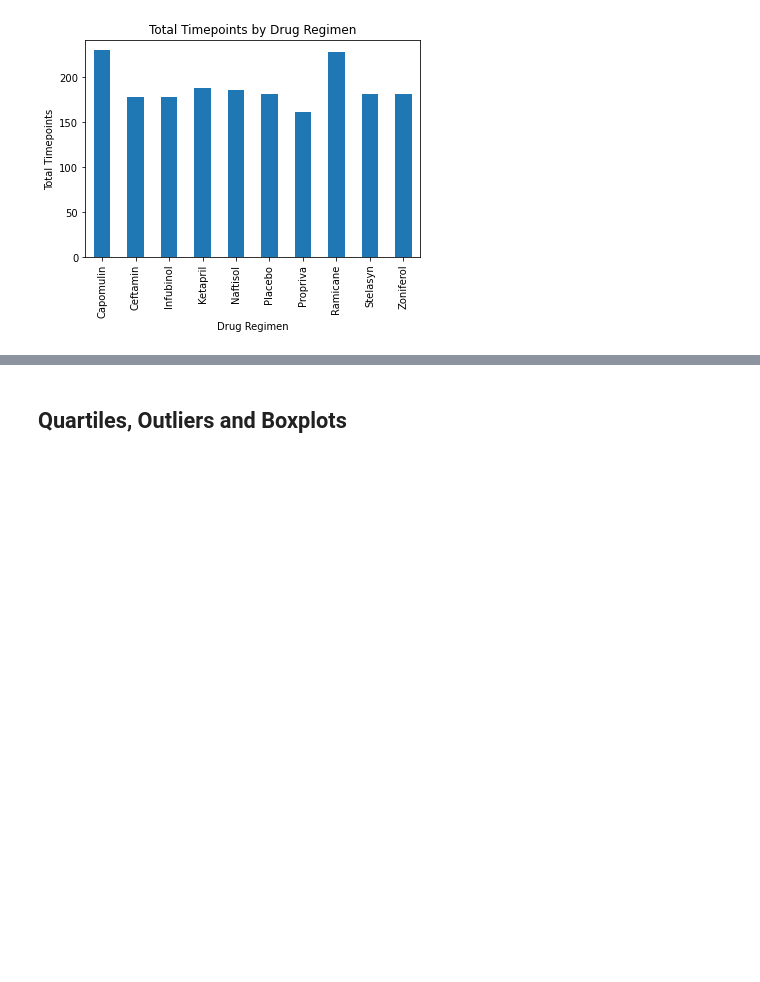
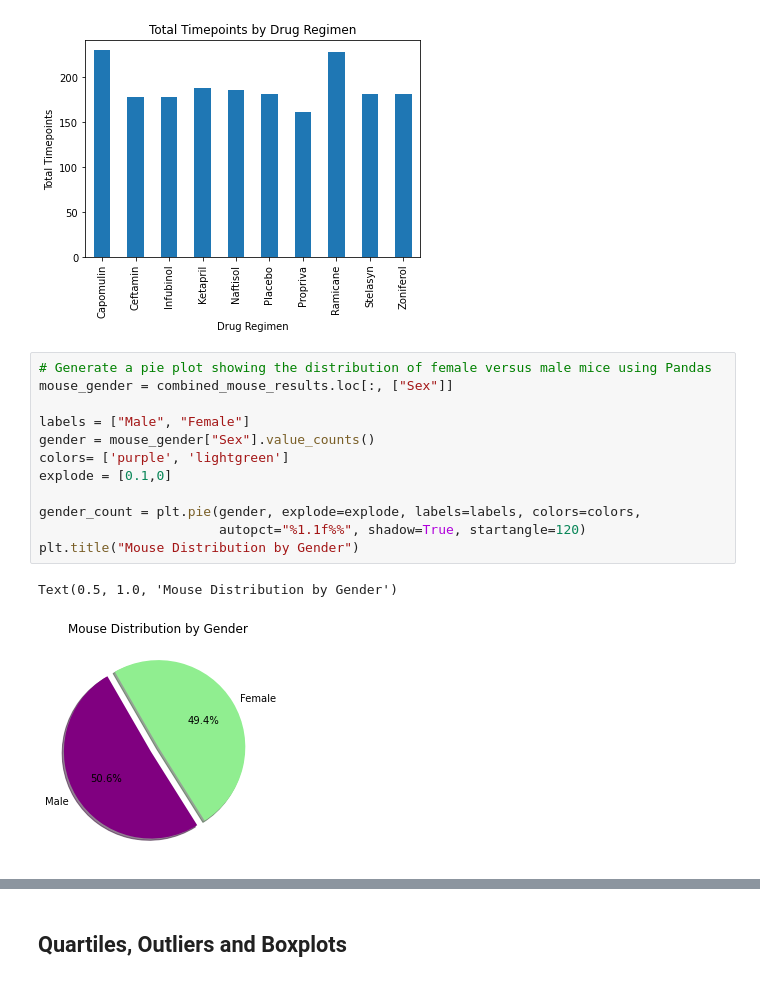
Before and after one commit to JCat3/Matplotlib, a Jupyter notebook: Pymaceuticals/pymaceuticals_starter.ipynb, the cells around one changed output, grey strips where cells are left out. Drawn from its saved outputs; the diff is of its cells as text; blank space fills up the shorter version.

```diff
--- a/Pymaceuticals/pymaceuticals_starter.ipynb
+++ b/Pymaceuticals/pymaceuticals_starter.ipynb
@@ -193,4 +196,19 @@ Regimen_timepoint.set_ylabel("Total Timepoints")
 # %% [output]
 Text(0, 0.5, 'Total Timepoints')
 [figure]
+# %%
+# Generate a pie plot showing the distribution of female versus male mice using Pandas
+mouse_gender = combined_mouse_results.loc[:, ["Sex"]]
+
+labels = ["Male", "Female"]
+gender = mouse_gender["Sex"].value_counts()
+colors= ['purple', 'lightgreen']
+explode = [0.1,0]
+
+gender_count = plt.pie(gender, explode=explode, labels=labels, colors=colors,
+                       autopct="%1.1f%%", shadow=True, startangle=120)
+plt.title("Mouse Distribution by Gender")
+# %% [output]
+Text(0.5, 1.0, 'Mouse Distribution by Gender')
+[figure, added]
 # %%
```
Also changed, not shown: parts of 9 cells of this notebook.
